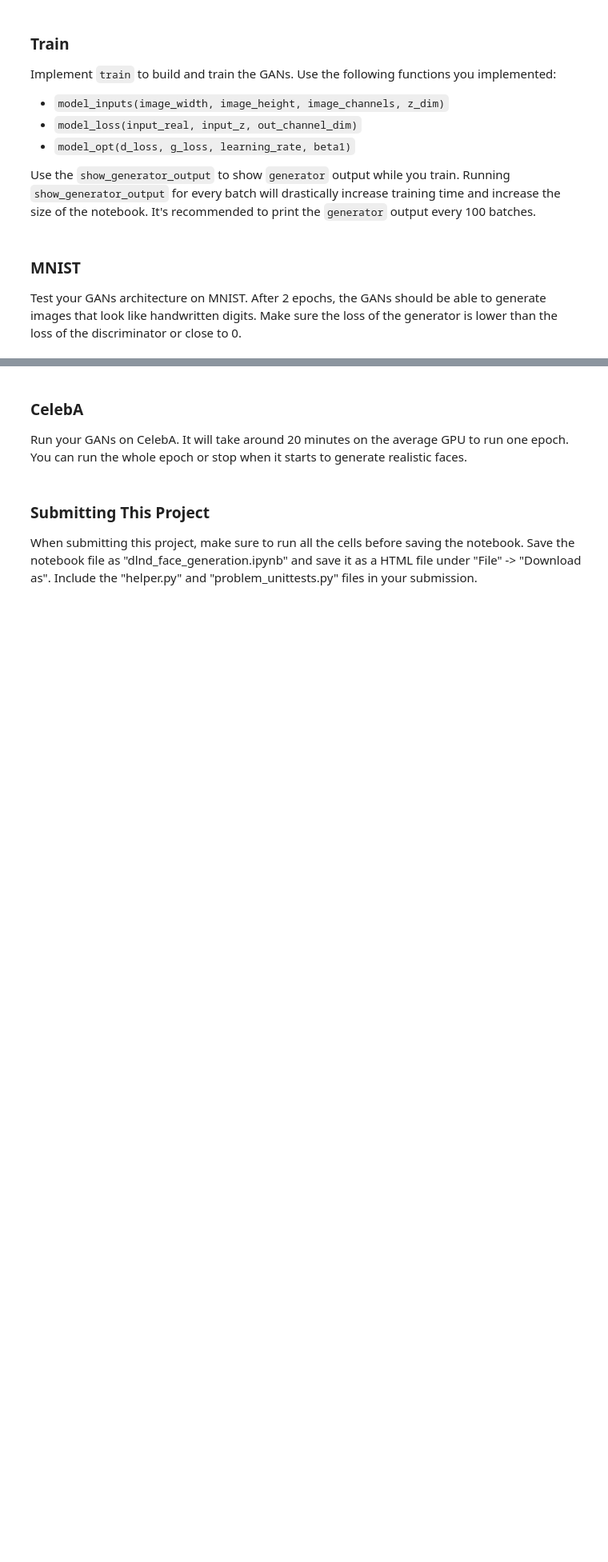
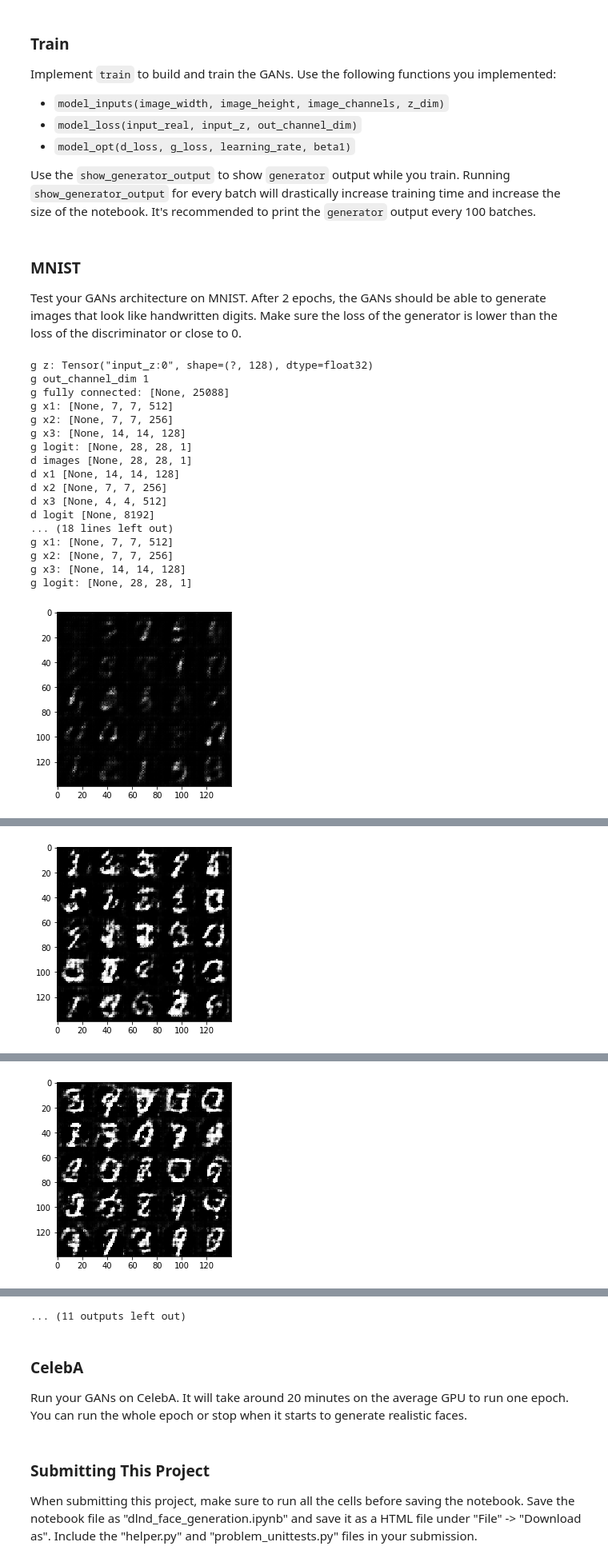
Before and after one commit to sokabayashi/deep-learning, a Jupyter notebook: face_generation/dlnd_face_generation.ipynb, the cells around one changed output, grey strips where cells are left out. Shown at 80% size. Drawn from its saved outputs; the diff is of its cells as text; code cells hidden in the pictures; blank space fills up the shorter version.

```diff
--- a/face_generation/dlnd_face_generation.ipynb
+++ b/face_generation/dlnd_face_generation.ipynb
@@ -155,41 +155,39 @@ def discriminator(images, reuse=False):
         alpha = 0.2
         keep_prob = 0.7
         # input layer is 28x28x3 vs 32x32x3 in DCGAN
+        # per reviewer2, pass in Xavier initalization via kernel_initializer argument
+        x1 = tf.layers.conv2d(images, 128, 5, strides=2, padding='same',
+                              kernel_initializer=tf.contrib.layers.xavier_initializer())
         # NO batch normalization on first layer
-        # per reviewer2, pass in Xavier initalization via kernel_initializer argument
-        x1 = tf.layers.conv2d(images, 64, 5, strides=2, padding='same',
-                              kernel_initializer=tf.contrib.layers.xavier_initializer())
         relu1 = tf.maximum(alpha * x1, x1)
-        ## could implement some tf.nn.dropout here...
         relu1 = tf.nn.dropout(relu1, keep_prob)
-        ## Xavier's Initialisation
         print('d x1', x1.get_shape().as_list())
         # DCGAN: 16x16x64
-        # us: 14x14x64
+        # us: 14x14x128
 
-        x2 = tf.layers.conv2d(relu1, 128, 5, strides=2, padding='same',
+        x2 = tf.layers.conv2d(relu1, 256, 5, strides=2, padding='same',
                              kernel_initializer=tf.contrib.layers.xavier_initializer())
         bn2 = tf.layers.batch_normalization(x2, training=True)
         relu2 = tf.maximum(alpha * bn2, bn2)
         relu2 = tf.nn.dropout(relu2, keep_prob)
         print('d x2', x2.get_shape().as_list())
         # DCGAN: 8x8x128
-        # us: 7x7x128
+        # us: 7x7x256
 
-        x3 = tf.layers.conv2d(relu2, 256, 5, strides=2, padding='same',
+        x3 = tf.layers.conv2d(relu2, 512, 5, strides=2, padding='same',
                              kernel_initializer=tf.contrib.layers.xavier_initializer())
         bn3 = tf.layers.batch_normalization(x3, training=True)
         relu3 = tf.maximum(alpha * bn3, bn3)
         relu3 = tf.nn.dropout(relu3, keep_prob)
         print('d x3', x3.get_shape().as_list())
         # DCGAN: 4x4x256
-        # us: 4x4x256........?
+        # SAME padding: ceil(7/2) = ceil(3.5) = 4
+        # us: 4x4x512
 
         # flatten
-        # SAME padding: ceil(7/2) = ceil(3.5) = 4
-        flat = tf.reshape(relu3, (-1, 4*4*256))
+        flat = tf.reshape(relu3, (-1, 4*4*512))
+        logits = tf.layers.dense(flat, 1, activation=None)
 
-        logits = tf.layers.dense(flat, 1, activation=None)
         # sigmoid for discriminator, r tanh for generator
         out = tf.sigmoid(logits)
         print('d logit', flat.get_shape().as_list())
@@ -324,7 +320,7 @@ def model_loss(input_real, input_z, out_channel_dim):
                                                        labels=tf.ones_like(d_model_real)*0.9))
     d_loss_fake = tf.reduce_mean(
                 tf.nn.sigmoid_cross_entropy_with_logits(logits=d_logits_fake,
-                                                       labels=tf.ones_like(d_model_fake)))
+                                                       labels=tf.zeros_like(d_model_fake)))
     g_loss = tf.reduce_mean(
                 tf.nn.sigmoid_cross_entropy_with_logits(logits=d_logits_fake,
                                                        labels=tf.ones_like(d_model_fake)))
@@ -496,18 +492,37 @@ def train(epoch_count, batch_size, z_dim, learning_rate, beta1, get_batches, dat
 Test your GANs architecture on MNIST.  After 2 epochs, the GANs should be able to generate images that look like handwritten digits.  Make sure the loss of the generator is lower than the loss of the discriminator or close to 0.
 # %%
 batch_size = 64
-z_dim = 100
-learning_rate = 0.0002
+z_dim = 128
+learning_rate = 0.0008
 beta1 = 0.5
 # alpha value set inside generator and discriminator
 # alpha = 0.2
 
 """
 DON'T MODIFY ANYTHING IN THIS CELL THAT IS BELOW THIS LINE
 """
 epochs = 2
 
 mnist_dataset = helper.Dataset('mnist', glob(os.path.join(data_dir, 'mnist/*.jpg')))
 with tf.Graph().as_default():
     train(epochs, batch_size, z_dim, learning_rate, beta1, mnist_dataset.get_batches,
           mnist_dataset.shape, mnist_dataset.image_mode)
+# %% [output]
+g z: Tensor("input_z:0", shape=(?, 128), dtype=float32)
+g out_channel_dim 1
+g fully connected: [None, 25088]
+g x1: [None, 7, 7, 512]
+g x2: [None, 7, 7, 256]
+g x3: [None, 14, 14, 128]
+g logit: [None, 28, 28, 1]
+d images [None, 28, 28, 1]
+d x1 [None, 14, 14, 128]
+d x2 [None, 7, 7, 256]
+d x3 [None, 4, 4, 512]
+d logit [None, 8192]
+... (18 lines left out)
+g x1: [None, 7, 7, 512]
+g x2: [None, 7, 7, 256]
+g x3: [None, 14, 14, 128]
+g logit: [None, 28, 28, 1]
+[figure, added]
@@ -513,0 +546 @@ with tf.Graph().as_default():
+[figure, added]
@@ -513,0 +564 @@ with tf.Graph().as_default():
+[figure, added]
@@ -514,3 +619,4 @@ with tf.Graph().as_default():
+... (11 outputs left out)
 # %% [markdown]
 ### CelebA
 Run your GANs on CelebA.  It will take around 20 minutes on the average GPU to run one epoch.  You can run the whole epoch or stop when it starts to generate realistic faces.
```
Also changed, not shown: parts of 5 cells of this notebook.
